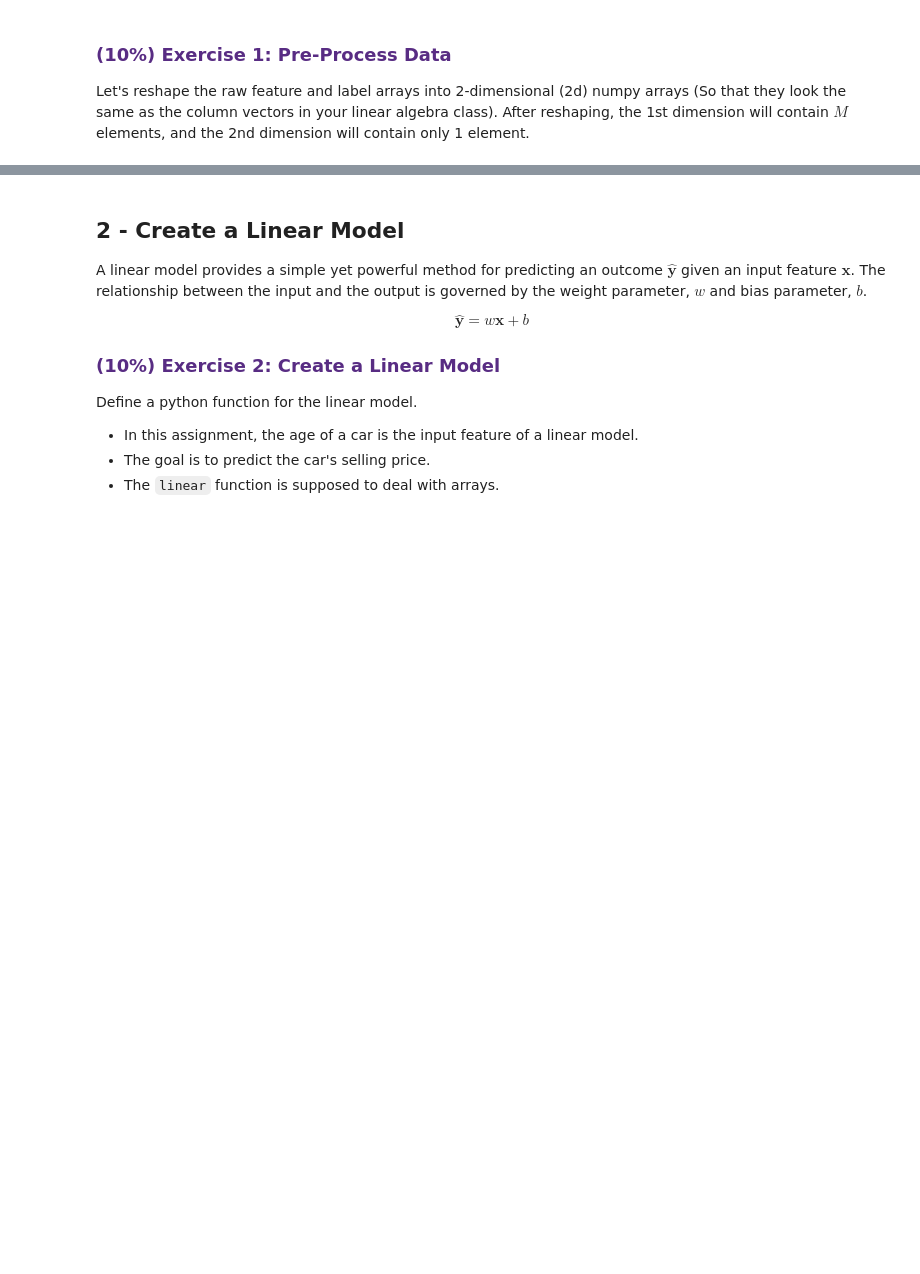
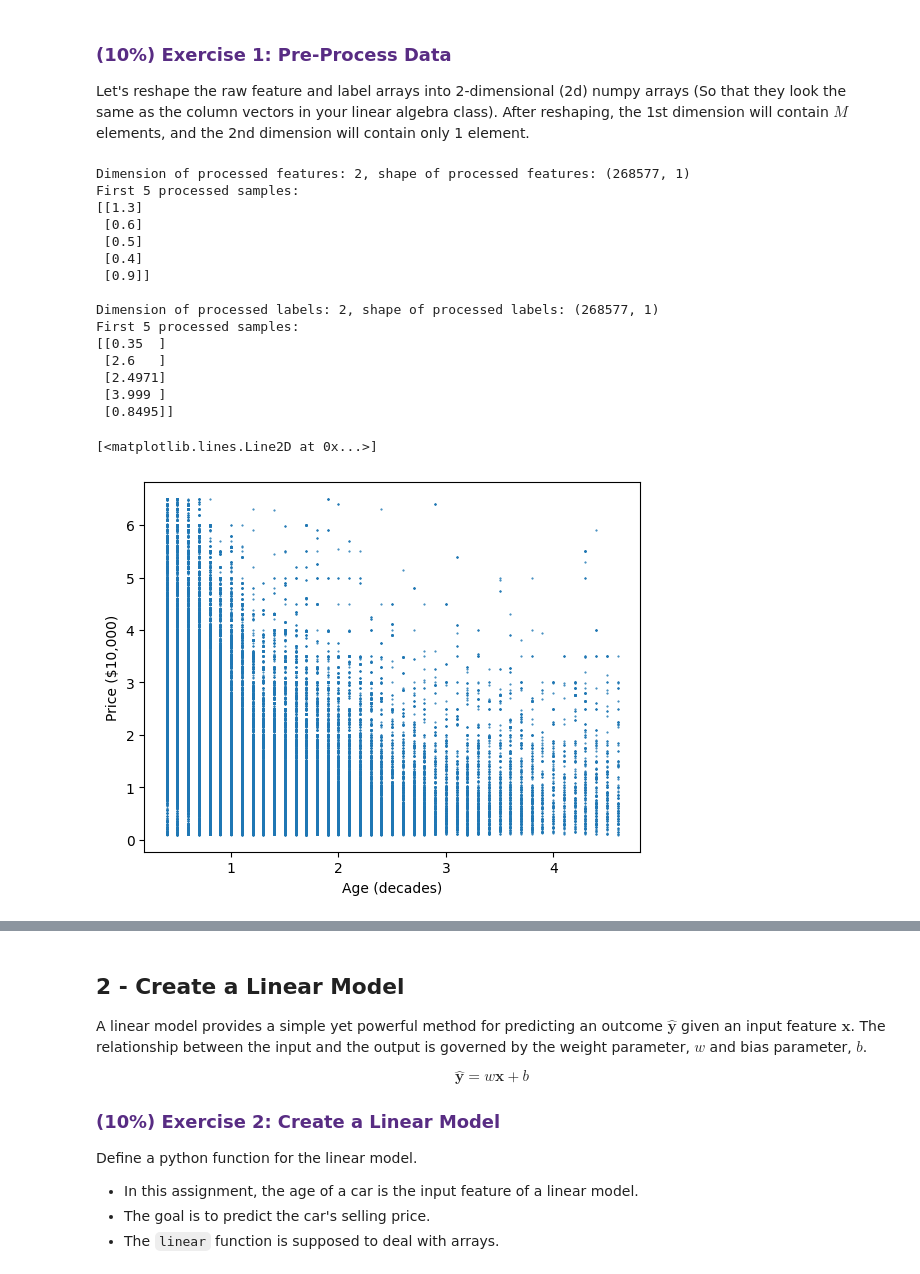
Before and after one commit to linzhangUCA/3321tpl-linear_model, a Jupyter notebook: linear_model.ipynb, the cells around one changed output, grey strips where cells are left out. Drawn from its saved outputs; the diff is of its cells as text; code cells hidden in the pictures; blank space fills up the shorter version.

```diff
--- a/linear_model.ipynb
+++ b/linear_model.ipynb
@@ -77,16 +85,37 @@ Let's reshape the raw feature and label arrays into 2-dimensional (2d) numpy arr
 # %%
 ### START CODE HERE ### (≈ 2 line of code)
 X_reshape = None
 y_reshape = None
+X_reshape = X_rescale.reshape(-1, 1)
+y_reshape = y_rescale.reshape(-1, 1)
 ### END CODE HERE ###
-print(f"dimension of processed features: {X_reshape.ndim}, shape of processed features: {X_reshape.shape}")
-print(f"dimension of processed labels: {y_reshape.ndim}, shape of processed labels: {y_reshape.shape}")
-print(f"fisrt 5 processed samples: \n{X_reshape[:5]} \n\n{y_reshape[:5]}")
+print(f"Dimension of processed features: {X_reshape.ndim}, shape of processed features: {X_reshape.shape}")
+print(f"First 5 processed samples: \n{X_reshape[:5]}\n")
+print(f"Dimension of processed labels: {y_reshape.ndim}, shape of processed labels: {y_reshape.shape}")
+print(f"First 5 processed samples: \n{y_reshape[:5]}")
 
 # Visualize the processed data
 plt.xlabel("Age (decades)")
 plt.ylabel("Price ($10,000)")
 plt.plot(X_reshape, y_reshape, '.', markersize=1)
+# %% [output]
+Dimension of processed features: 2, shape of processed features: (268577, 1)
+First 5 processed samples:
+[[1.3]
+ [0.6]
+ [0.5]
+ [0.4]
+ [0.9]]
+
+Dimension of processed labels: 2, shape of processed labels: (268577, 1)
+First 5 processed samples:
+[[0.35  ]
+ [2.6   ]
+ [2.4971]
+ [3.999 ]
+ [0.8495]]
+[<matplotlib.lines.Line2D at 0x...>]
+[figure, added]
 # %% [markdown]
 **Expected Output**:
 >
```
Also changed, not shown: parts of 5 cells of this notebook.
